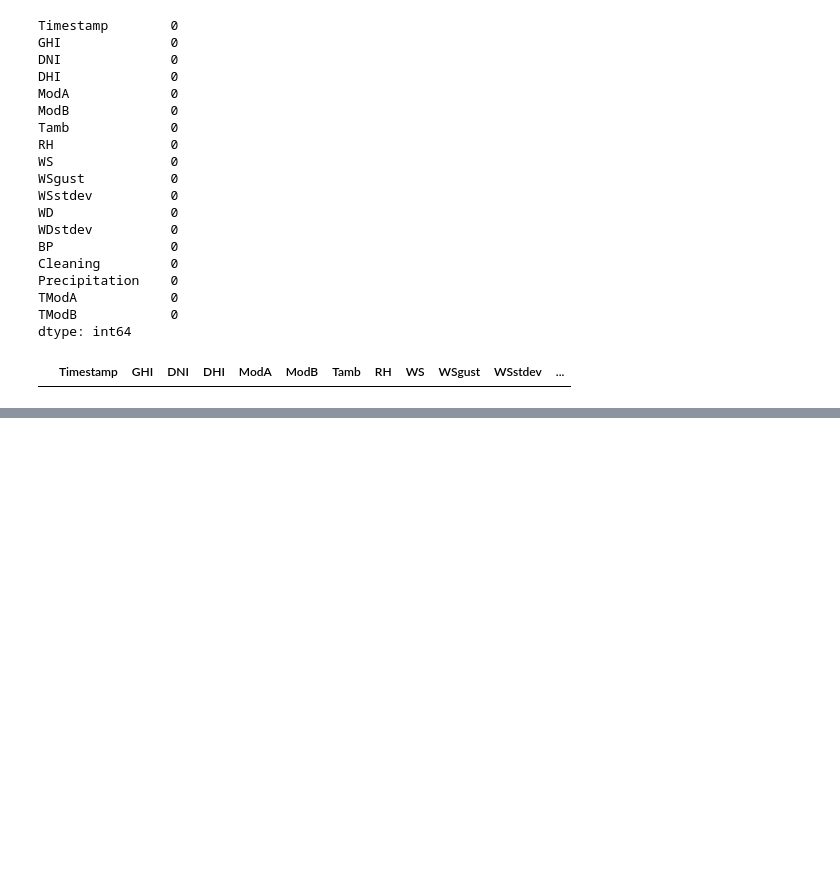
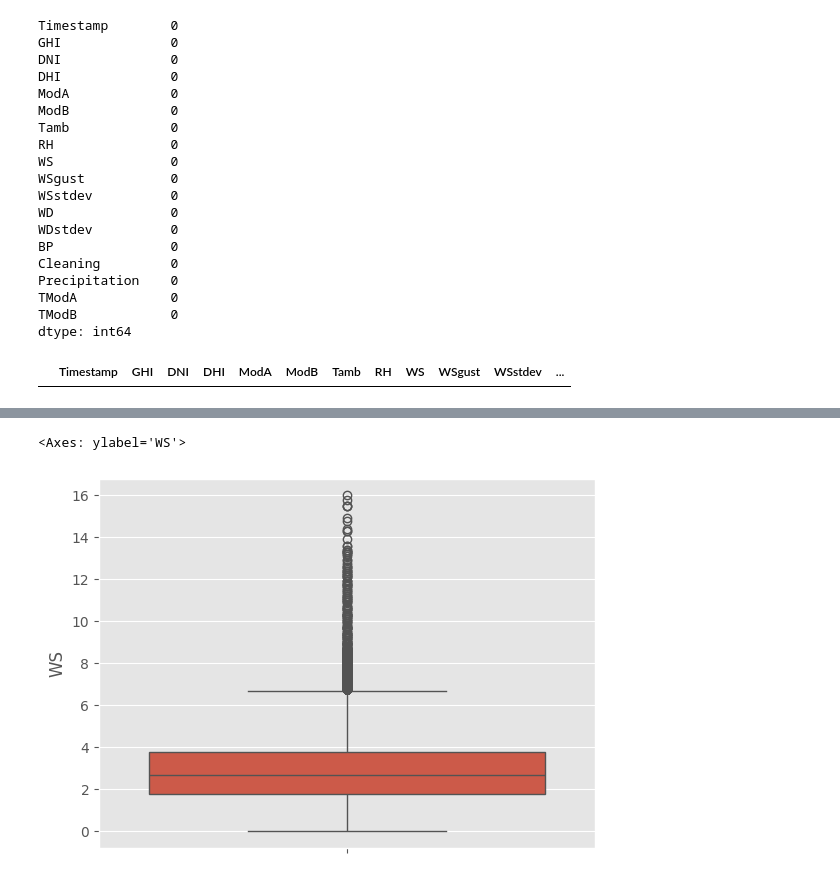
Before and after one commit to mebratuteshale/mebratu-week0, a Jupyter notebook: notebooks/benin_EDA.ipynb, the cells around one changed output, grey strips where cells are left out. Cells and saved outputs as stored; diff of their text form; code cells hidden in the pictures; blank space fills up the shorter version.

```diff
--- a/notebooks/benin_EDA.ipynb
+++ b/notebooks/benin_EDA.ipynb
@@ -172,0 +168,6 @@ df_benin.shape
+# %%
+# check outliers in the WS and WSgust columns
+sns.boxplot(df_benin['WS'])
+# %% [output]
+<Axes: ylabel='WS'>
+[figure, added]
```
Also changed, not shown: parts of 12 cells of this notebook.
